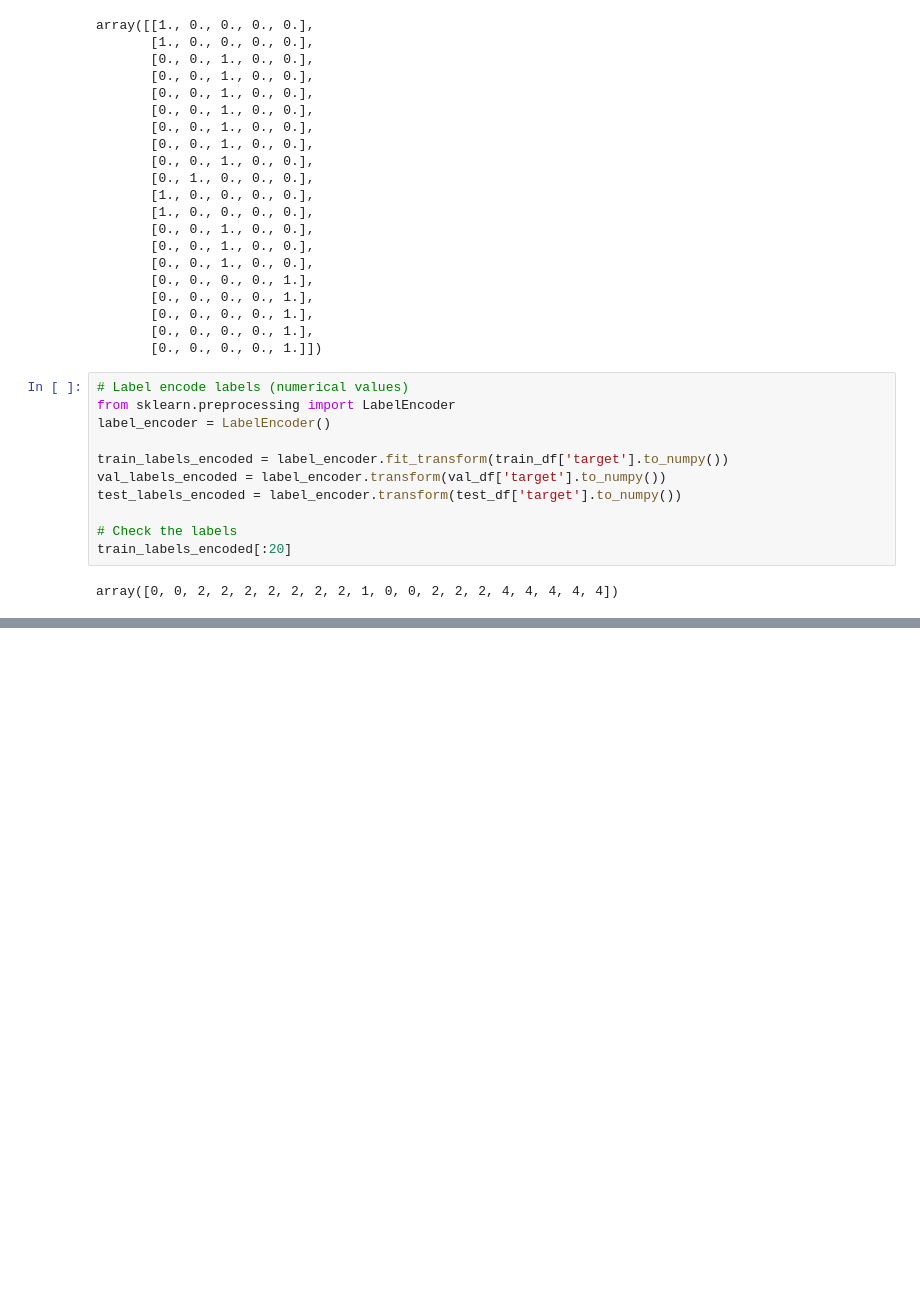
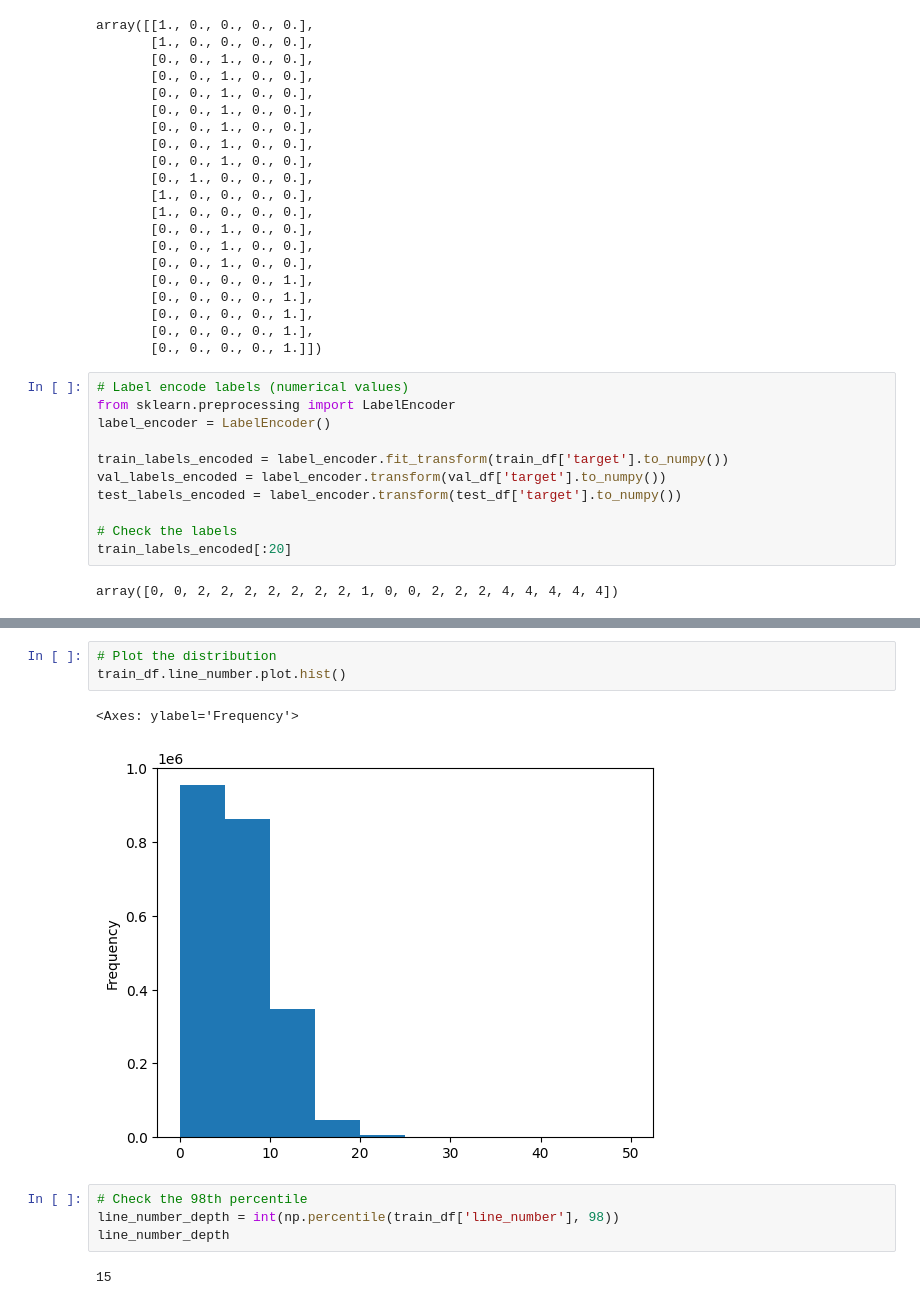
Before and after one commit to pawelkiszczak/tensorflow, a Jupyter notebook: colab_notebooks/09_exercises.ipynb, the cells around one changed output, grey strips where cells are left out. Cells and saved outputs as stored; diff of their text form; blank space fills up the shorter version.

```diff
--- a/colab_notebooks/09_exercises.ipynb
+++ b/colab_notebooks/09_exercises.ipynb
@@ -259,0 +470,12 @@ array([0, 0, 2, 2, 2, 2, 2, 2, 2, 1, 0, 0, 2, 2, 2, 4, 4, 4, 4, 4])
+# %%
+# Plot the distribution
+train_df.line_number.plot.hist()
+# %% [output]
+<Axes: ylabel='Frequency'>
+[figure, added]
+# %%
+# Check the 98th percentile
+line_number_depth = int(np.percentile(train_df['line_number'], 98))
+line_number_depth
+# %% [output]
+15
```
Also changed, not shown: parts of 43 cells of this notebook.
